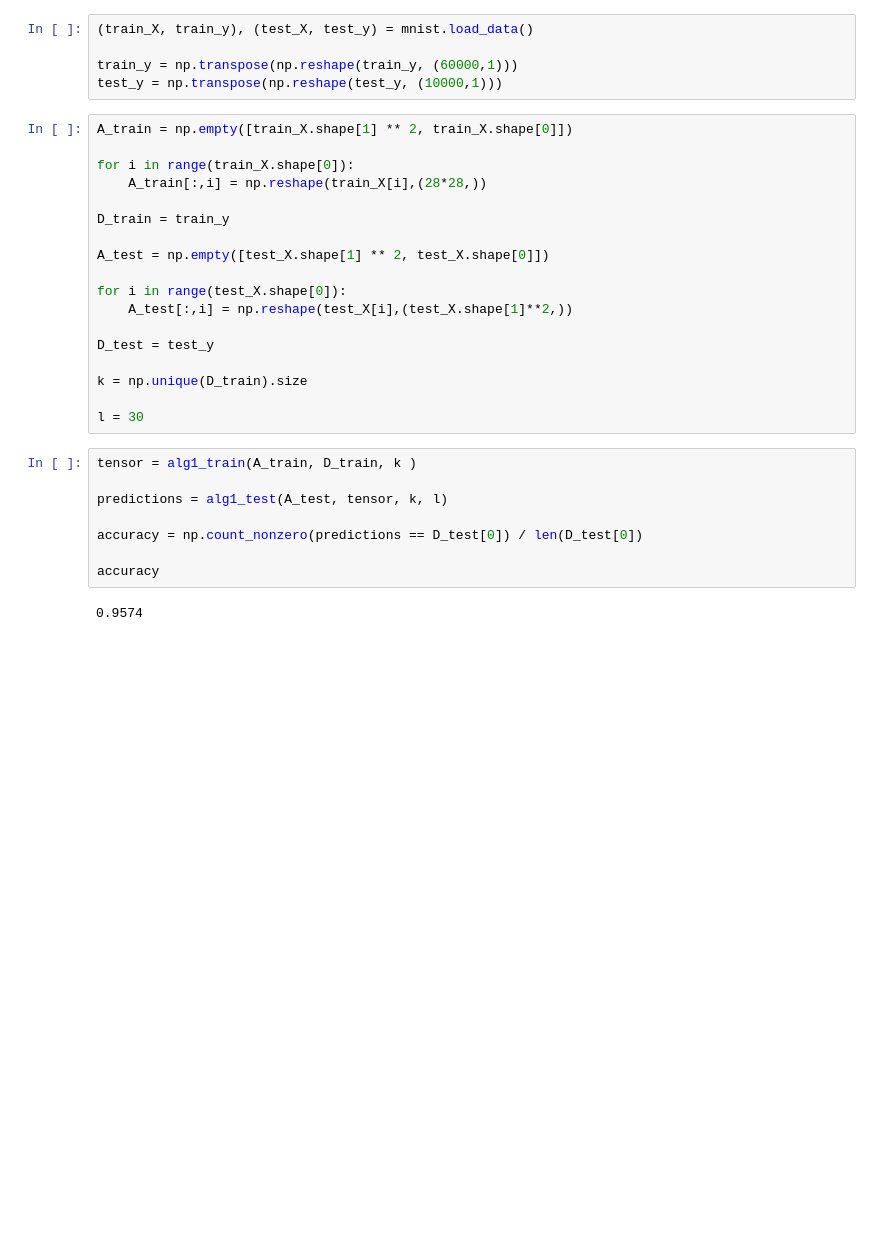
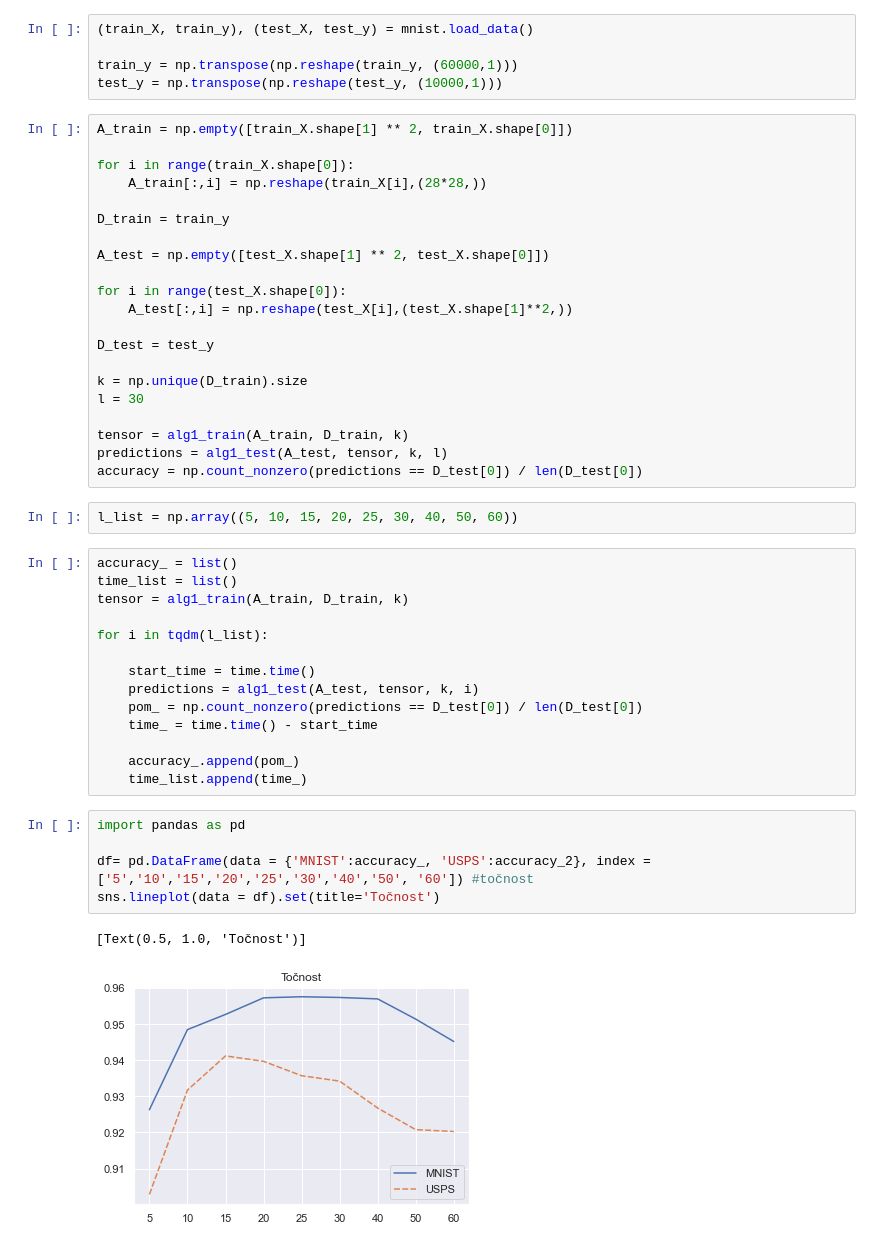
Before and after one commit to elladetic/USPP-2, a Jupyter notebook: Za predaju - FINAL/Algorithm_1.ipynb, the cells around one changed output. Drawn from its saved outputs; the diff is of its cells as text; blank space fills up the shorter version.

```diff
--- a/Za predaju - FINAL/Algorithm_1.ipynb
+++ b/Za predaju - FINAL/Algorithm_1.ipynb
@@ -96,15 +98,32 @@ for i in range(test_X.shape[0]):
 D_test = test_y
 
 k = np.unique(D_train).size
+l = 30
 
-l = 30
+tensor = alg1_train(A_train, D_train, k)
+predictions = alg1_test(A_test, tensor, k, l)
+accuracy = np.count_nonzero(predictions == D_test[0]) / len(D_test[0])
+# %%
+l_list = np.array((5, 10, 15, 20, 25, 30, 40, 50, 60))
 # %%
-tensor = alg1_train(A_train, D_train, k )
+accuracy_ = list()
+time_list = list()
+tensor = alg1_train(A_train, D_train, k)
 
-predictions = alg1_test(A_test, tensor, k, l)
+for i in tqdm(l_list):
 
-accuracy = np.count_nonzero(predictions == D_test[0]) / len(D_test[0])
+    start_time = time.time()
+    predictions = alg1_test(A_test, tensor, k, i)
+    pom_ = np.count_nonzero(predictions == D_test[0]) / len(D_test[0])
+    time_ = time.time() - start_time
 
-accuracy
+    accuracy_.append(pom_)
+    time_list.append(time_)
-# %% [output]
-0.9574
+# %%
+import pandas as pd
+
+df= pd.DataFrame(data = {'MNIST':accuracy_, 'USPS':accuracy_2}, index = ['5','10','15','20','25','30','40','50', '60']) #točnost
+sns.lineplot(data = df).set(title='Točnost')
+# %% [output]
+[Text(0.5, 1.0, 'Točnost')]
+[figure, added]
```
Also changed, not shown: parts of 4 cells of this notebook, 5 other files.
